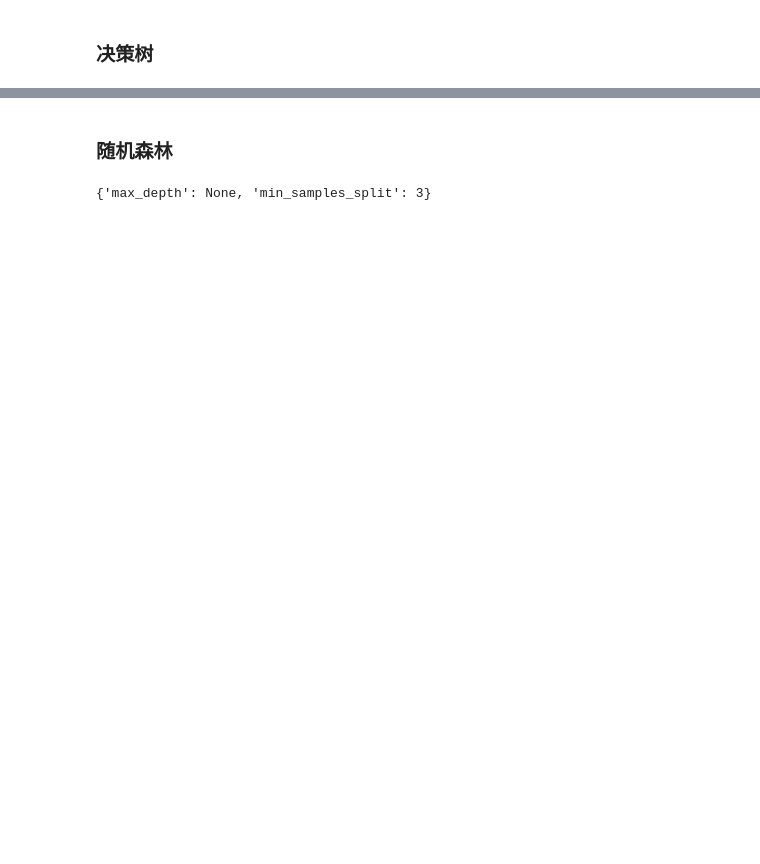
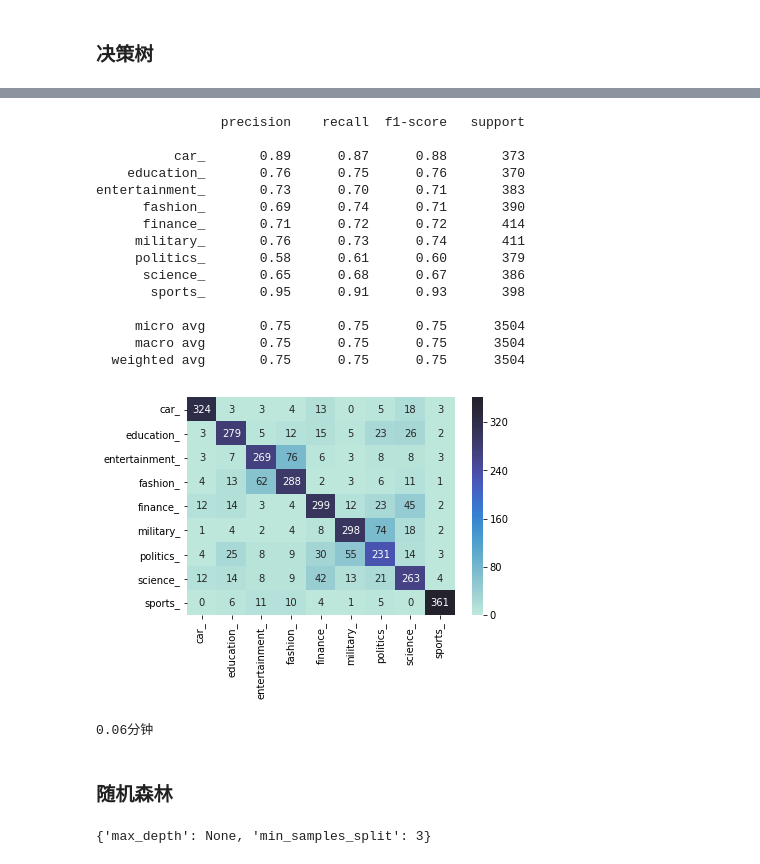
Before and after one commit to AryeYellow/PyProjects, a Jupyter notebook: tf2/新闻分类/e_word2vec.ipynb, the cells around one changed output, grey strips where cells are left out. Saved outputs shown, nothing was run; the diff lists cells and outputs as text; code cells hidden in the pictures; blank space fills up the shorter version.

```diff
--- a/tf2/新闻分类/e_word2vec.ipynb
+++ b/tf2/新闻分类/e_word2vec.ipynb
@@ -99,3 +73,24 @@ entertainment_       0.66      0.69      0.68       375
+# %%
+from sklearn.tree import DecisionTreeClassifier
+metrics(DecisionTreeClassifier)
+# %% [output]
+                precision    recall  f1-score   support
+
+          car_       0.89      0.87      0.88       373
+    education_       0.76      0.75      0.76       370
+entertainment_       0.73      0.70      0.71       383
+      fashion_       0.69      0.74      0.71       390
+      finance_       0.71      0.72      0.72       414
+     military_       0.76      0.73      0.74       411
+     politics_       0.58      0.61      0.60       379
+      science_       0.65      0.68      0.67       386
+       sports_       0.95      0.91      0.93       398
+
+     micro avg       0.75      0.75      0.75      3504
+     macro avg       0.75      0.75      0.75      3504
+  weighted avg       0.75      0.75      0.75      3504
+[figure, added]
+0.06分钟
 # %% [markdown]
 ### 随机森林
 # %%
```
Also changed, not shown: parts of 14 cells of this notebook, 8 other files.
